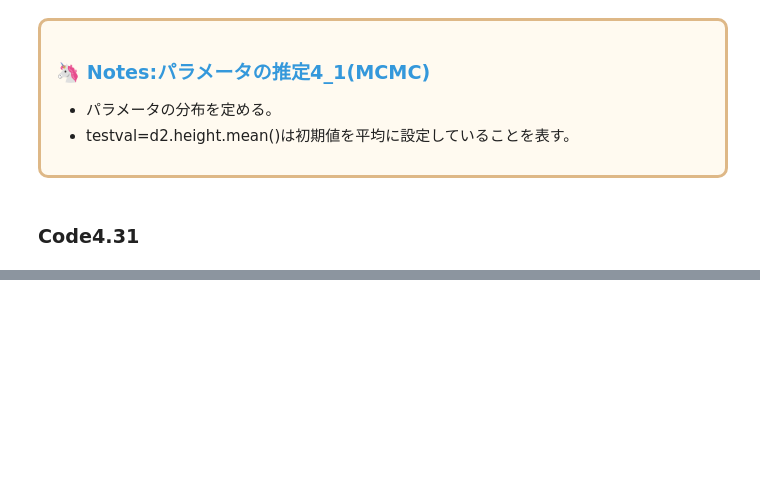
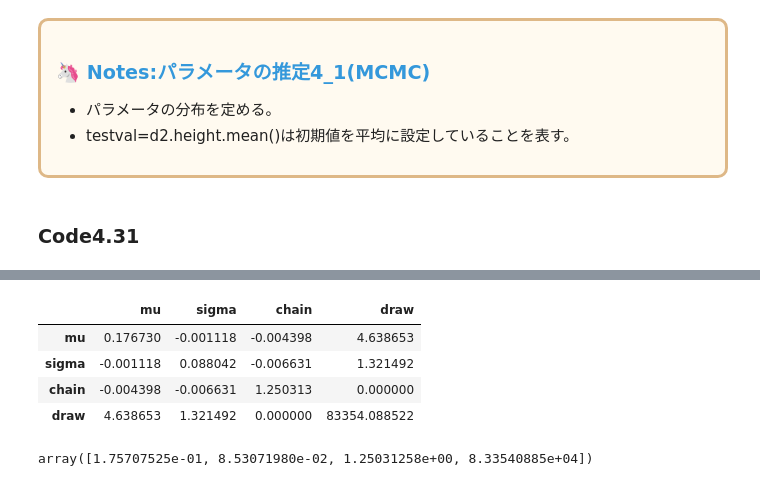
Before and after one commit to styuk/Bayes-Python, a Jupyter notebook: chapter4/chapter4.ipynb, the cells around one changed output, grey strips where cells are left out. Drawn from its saved outputs; the diff is of its cells as text; code cells hidden in the pictures; blank space fills up the shorter version.

```diff
--- a/chapter4/chapter4.ipynb
+++ b/chapter4/chapter4.ipynb
@@ -613,0 +614,13 @@ Sampling 4 chains for 1_000 tune and 1_000 draw iterations (4_000 + 4_000 draws
+# %%
+trace_df = az.extract_dataset(trace_4_1).to_dataframe()
+trace_df.cov()
+# %% [output]
+|  | mu | sigma | chain | draw |
+| mu | 0.176730 | -0.001118 | -0.004398 | 4.638653 |
+| sigma | -0.001118 | 0.088042 | -0.006631 | 1.321492 |
+| chain | -0.004398 | -0.006631 | 1.250313 | 0.000000 |
+| draw | 4.638653 | 1.321492 | 0.000000 | 83354.088522 |
+# %%
+np.diag(trace_df.cov())
+# %% [output]
+array([1.75707525e-01, 8.53071980e-02, 1.25031258e+00, 8.33540885e+04])
```
Also changed, not shown: parts of 27 cells of this notebook.
